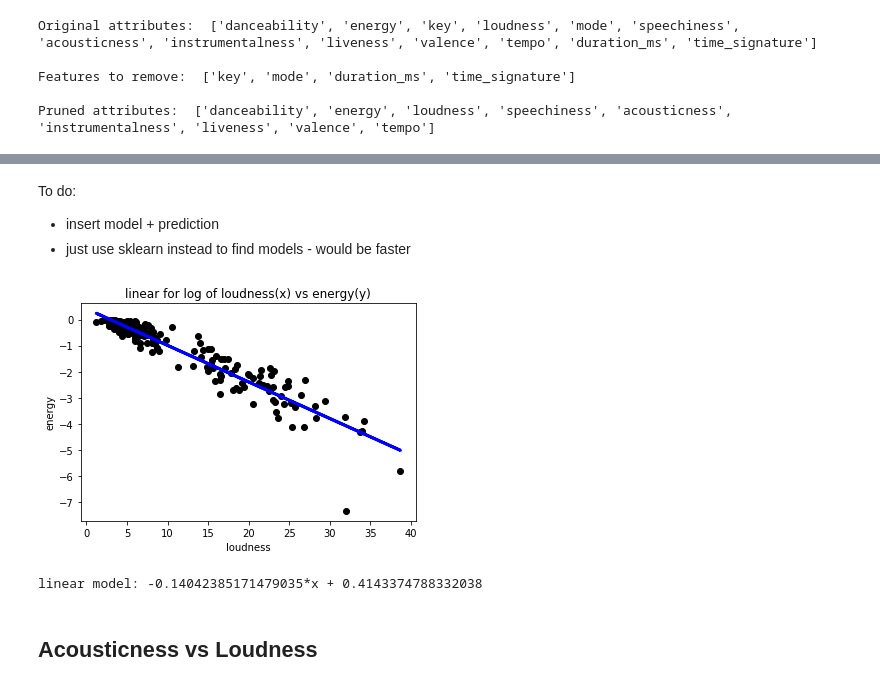
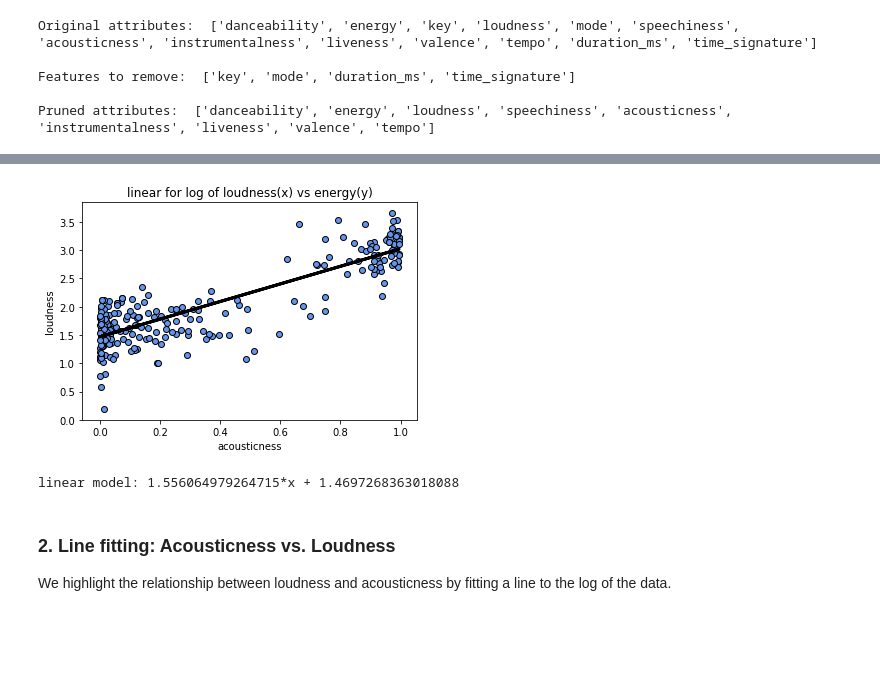
Before and after one commit to cfgong/spotifygenre, a Jupyter notebook: Linear Regression Attempt.ipynb, the cells around one changed output, grey strips where cells are left out. Cells and saved outputs as stored; diff of their text form; code cells hidden in the pictures; blank space fills up the shorter version.

Commit message:
Added descriptions to linear regression

```diff
--- a/Linear Regression Attempt.ipynb
+++ b/Linear Regression Attempt.ipynb
@@ -42 +49,5 @@ x_test = test_df[attribute_names]
 original_x = x_train.values
+# %%
+# Graph styling
+scatter_color = "cornflowerblue"
+line_color = "k"
@@ -173,39 +139,36 @@ log model: 0.9777190790146003 + -0.2862858115483869*np.log(x))
-# %% [markdown]
-To do:
-- insert model + prediction
-- just use sklearn instead to find models - would be faster
 # %%
 import matplotlib.pyplot as plt
 from sklearn import linear_model
 lm = linear_model.LinearRegression()
 
 #logx = [np.log(value) for value in data1]
 logy = [np.log(value) for value in data2]
 
 #logx = np.reshape(logx, (-1, 1))
 data1 = np.reshape(data1, (-1, 1))
 logy = np.reshape(logy, (-1, 1))
 
 lm.fit(data1, logy)
 logy_predictions = lm.predict(data1)
-plt.scatter(data1, logy,  color='black')
-plt.plot(data1, logy_predictions, color='blue', linewidth=3)
+plt.scatter(data1, logy,  color=scatter_color, edgecolor="k")
+plt.plot(data1, logy_predictions, color=line_color, linewidth=3)
 plt.title("linear for log of loudness(x) vs energy(y)")
 
 plt.xlabel(attribute1)
 plt.ylabel(attribute2)
 plt.show()
 
 
 intercept = lm.intercept_[0]
 slope = lm.coef_[0][0]
 
 print("linear model: {0}*x + {1}".format(slope,intercept))
 # %% [output]
-[figure, old version]
+[figure, new version]
-linear model: -0.14042385171479035*x + 0.4143374788332038
+linear model: 1.556064979264715*x + 1.4697268363018088
-# %% [markdown]
-## Acousticness vs Loudness
+# %% [markdown]
+###  2. Line fitting: Acousticness vs. Loudness
+We highlight the relationship between loudness and acousticness by fitting a line to the log of the data.
 # %%
 # to do: acousticness vs loudness:
 attribute1 = "acousticness"
```
Also changed, not shown: parts of 16 cells of this notebook.
